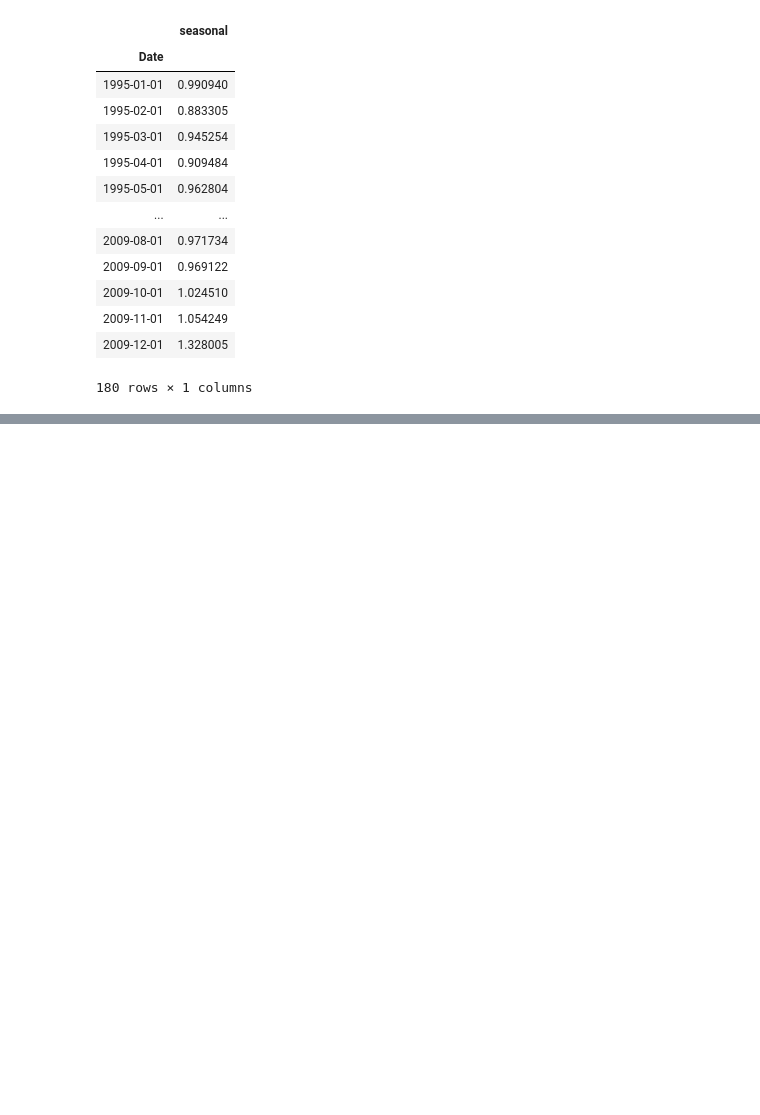
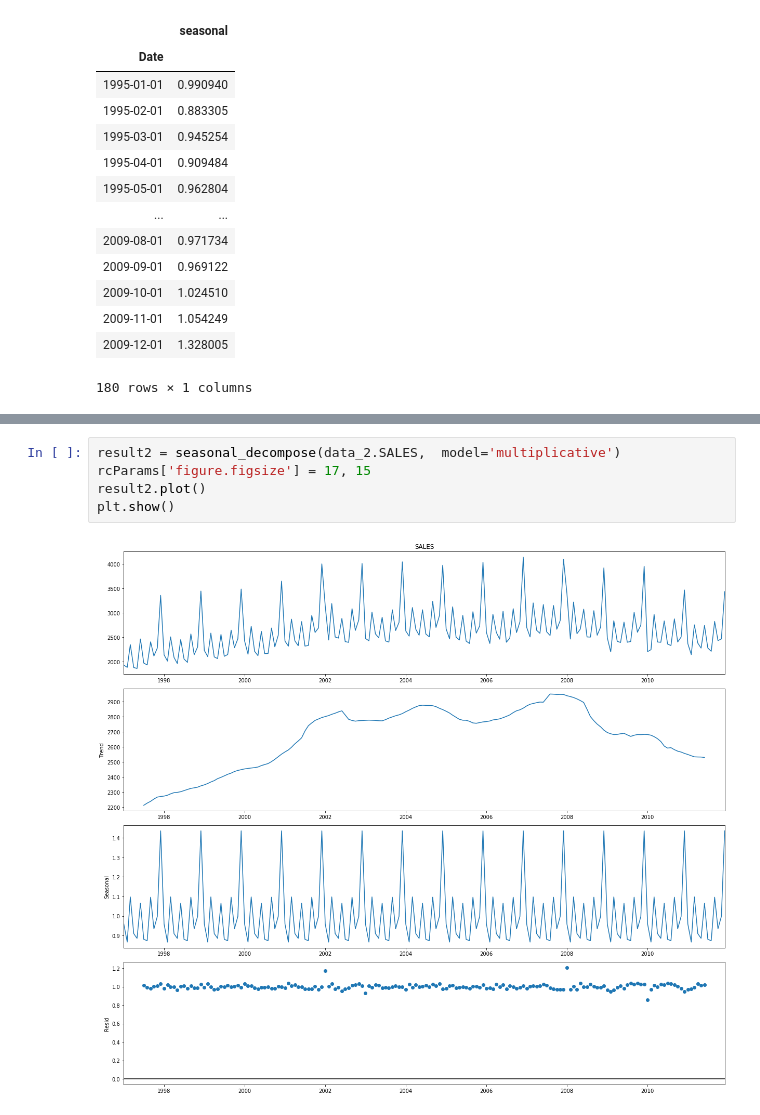
Before and after one commit to agnirudrasikdar/Business-Analytics, a Jupyter notebook: Session II/JIE WU Forecasting.ipynb, the cells around one changed output, grey strips where cells are left out. Cells and saved outputs as stored; diff of their text form; blank space fills up the shorter version.

```diff
--- a/Session II/JIE WU Forecasting.ipynb
+++ b/Session II/JIE WU Forecasting.ipynb
@@ -192,0 +220,7 @@ result.seasonal.to_frame()
+# %%
+result2 = seasonal_decompose(data_2.SALES,  model='multiplicative')
+rcParams['figure.figsize'] = 17, 15
+result2.plot()
+plt.show()
+# %% [output]
+[figure, added]
```
Also changed, not shown: parts of 14 cells of this notebook, 4 other files.
